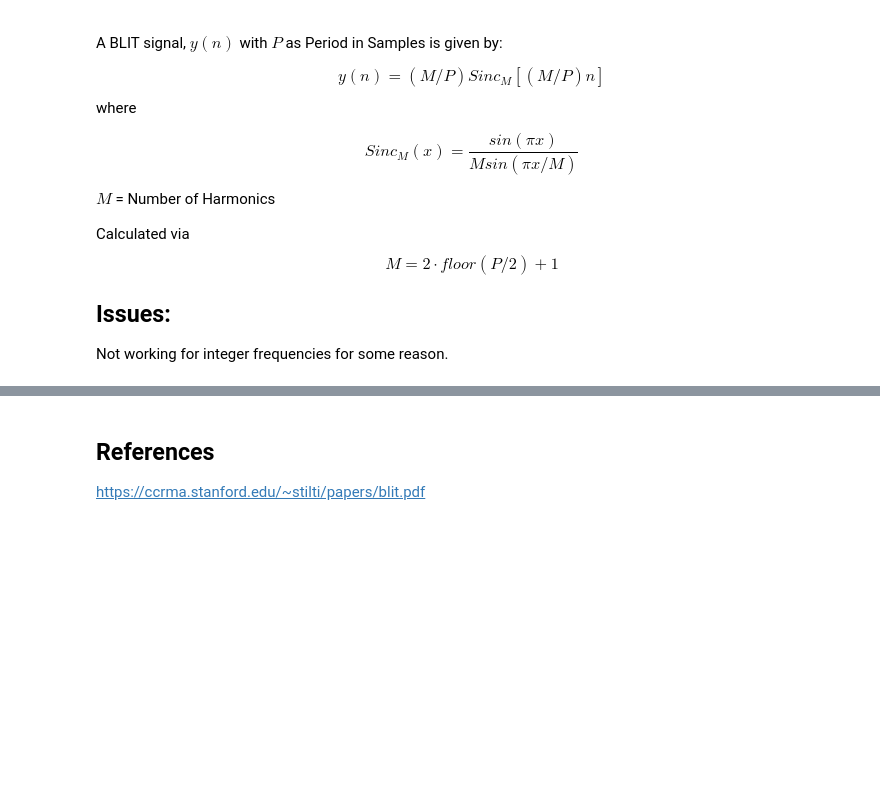
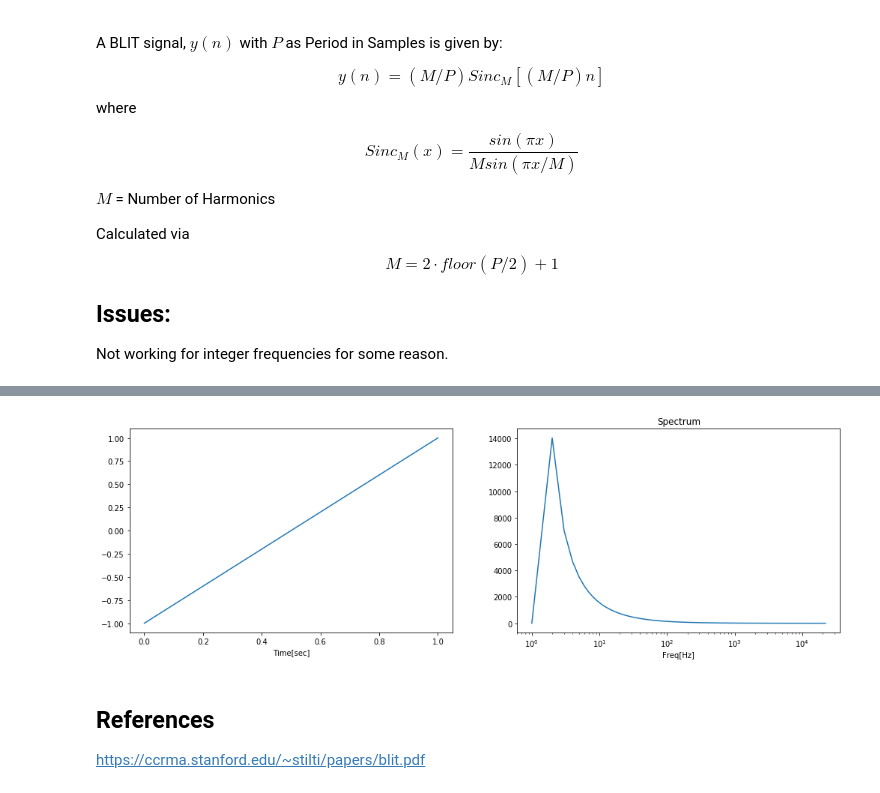
Before and after one commit to znibbles/01-advanced-synthesis-techniques, a Jupyter notebook: 01-BLIT.ipynb, the cells around one changed output, grey strips where cells are left out. Cells and saved outputs as stored; diff of their text form; code cells hidden in the pictures; blank space fills up the shorter version.

Commit message:
Add cumsum #1

```diff
--- a/01-BLIT.ipynb
+++ b/01-BLIT.ipynb
@@ -91,5 +91,23 @@ Audio(data=y, rate=fs)
 # %% [output]
 [interactive output not drawn]
+# %%
+normalized_train = 2 * train / 22050 # freq
+
+saw = np.cumsum(normalized_train) - 1
+
+
+plt.figure(figsize=[17,5])
+plt.subplot(121)
+plt.plot(t,saw)
+plt.xlabel('Time[sec]')
+plt.subplot(122)
+
+plt.semilogx(np.linspace(1,fs/2, int(N/2)), abs(np.fft.fft(saw))[0:int(N/2)])
+plt.xlabel('Freq[Hz]')
+plt.title('Spectrum')
+plt.show()
+# %% [output]
+[figure, added]
 # %% [markdown]
 ## References
 https://ccrma.stanford.edu/~stilti/papers/blit.pdf
```
Also changed, not shown: parts of 3 cells of this notebook.
